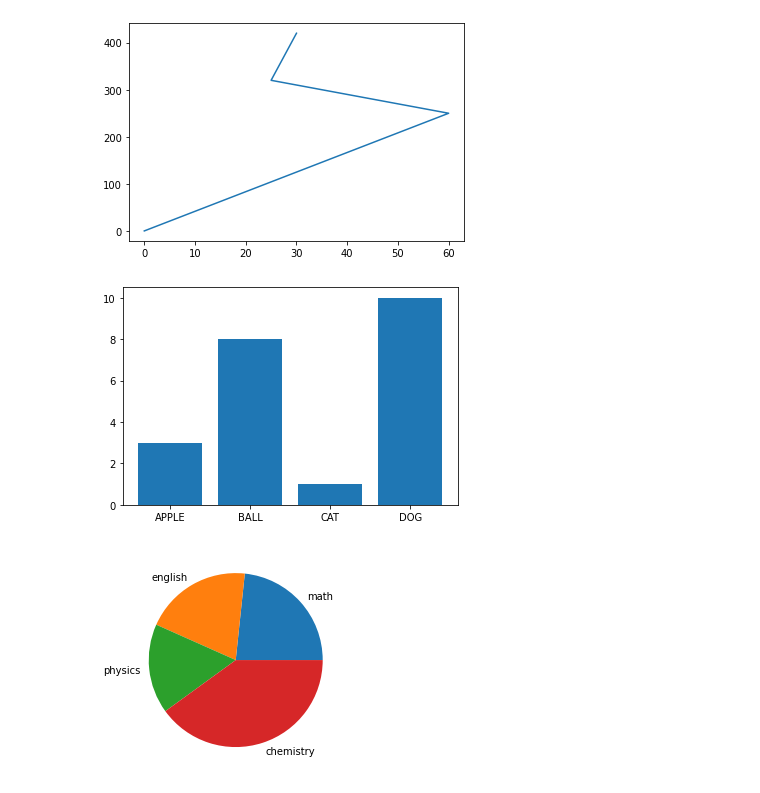
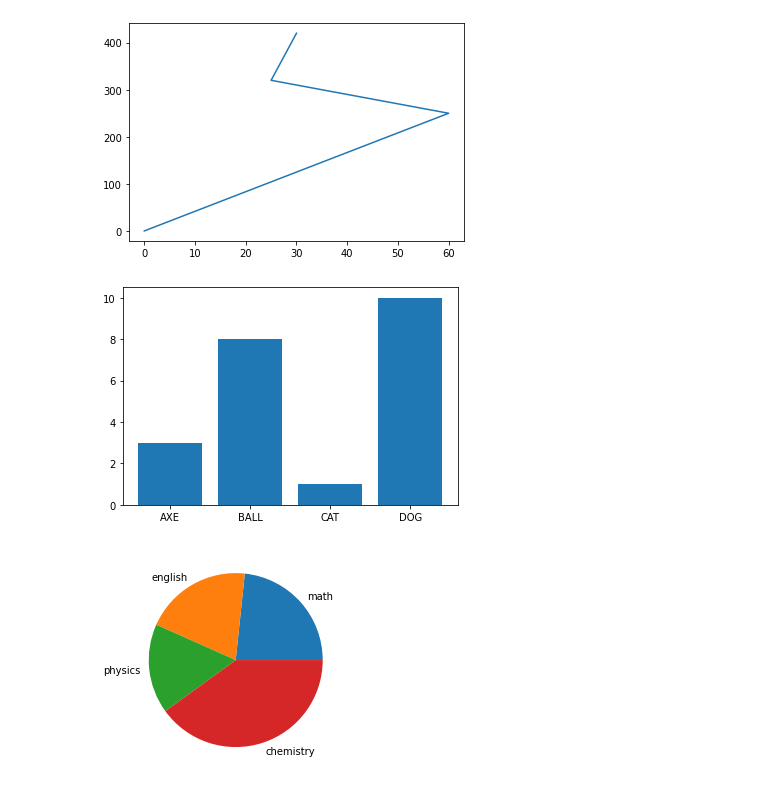
Before and after one commit to sudheshnakatragadda/python, a Jupyter notebook: Python_Matplotib.ipynb, the cells around one changed output. Drawn from its saved outputs; the diff is of its cells as text; code cells hidden in the pictures.

```diff
--- a/Python_Matplotib.ipynb
+++ b/Python_Matplotib.ipynb
@@ -14,14 +14,14 @@ plt.show()
 # %%
 import matplotlib.pyplot as plt
 import numpy as np
 
-x = np.array(["APPLE", "BALL", "CAT", "DOG"])
+x = np.array(["AXE", "BALL", "CAT", "DOG"])
 y = np.array([3, 8, 1, 10])
 
 plt.bar(x,y)
 plt.show()
 # %% [output]
-[figure, old version]
+[figure, new version]
 # %%
 import matplotlib.pyplot as plt
 import numpy as np
```
Also changed, not shown: parts of 2 cells of this notebook.
